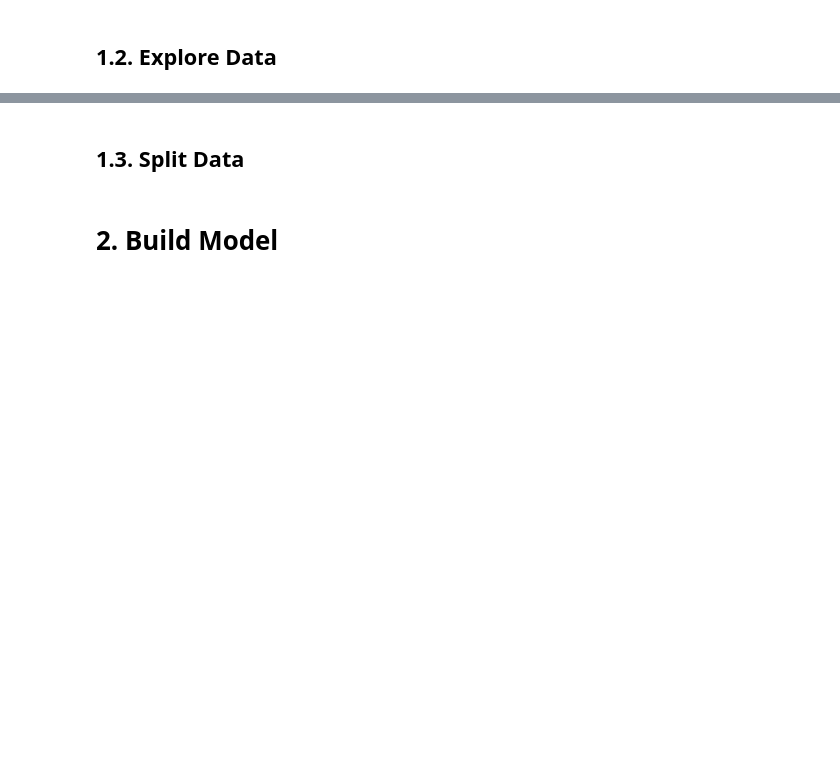
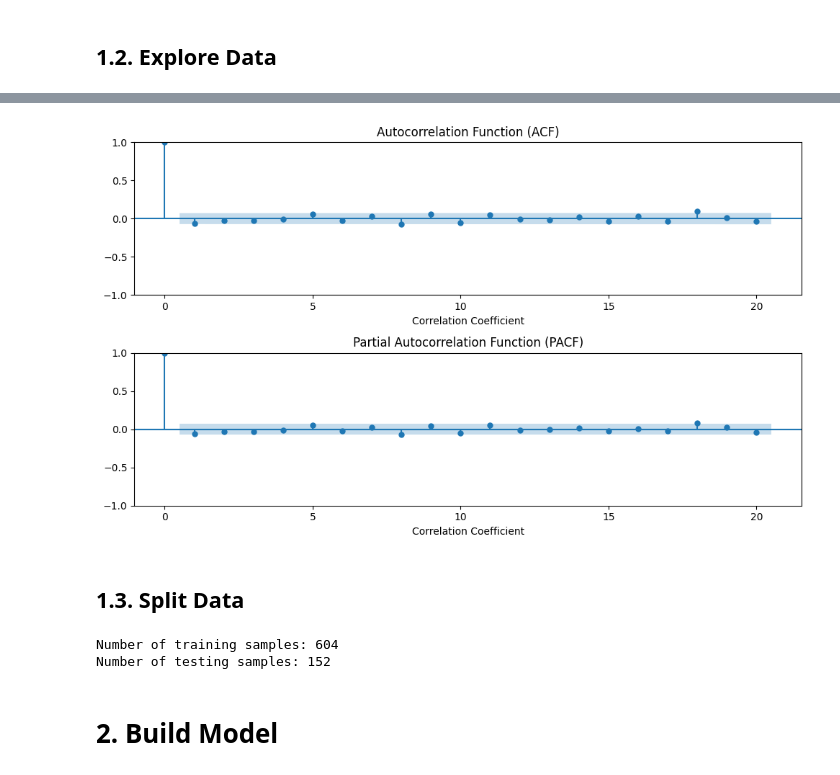
Before and after one commit to Mund99/Financial_Price_Forecasting, a Jupyter notebook: ARIMA_model.ipynb, the cells around one changed output, grey strips where cells are left out. Cells and saved outputs as stored; diff of their text form; code cells hidden in the pictures; blank space fills up the shorter version.

```diff
--- a/ARIMA_model.ipynb
+++ b/ARIMA_model.ipynb
@@ -197,21 +555,19 @@ plot_acf_pacf(bank_china_stock_data['Close'], acf_lags=80, pacf_lags=40, figsize
 # %%
-plot_acf_pacf(adf_test_df['Close_diff'], acf_lags=30, pacf_lags=40, figsize=(10, 6))
+plot_acf_pacf(adf_test_df['Close_diff'], acf_lags=20, pacf_lags=20, figsize=(10, 6))
+# %% [output]
+[figure, added]
 # %% [markdown]
 ## 1.3. Split Data
 # %%
-# Define the percentage of data to be used for training
-train_percentage = 0.8
-
-# Calculate the index where the data will be split
-split_index = int(len(bank_china_stock_data) * train_percentage)
-
-# Split the data into training and testing sets
-train_data = bank_china_stock_data.iloc[:split_index]
-test_data = bank_china_stock_data.iloc[split_index:]
+# Split the data into a training set and a test set
+train_data, test_data = train_test_split(stock_data, train_size=0.8)
 
 # Print the number of data points in each set
 print(f"Number of training samples: {len(train_data)}")
 print(f"Number of testing samples: {len(test_data)}")
+# %% [output]
+Number of training samples: 604
+Number of testing samples: 152
 # %% [markdown]
 # 2. Build Model
 # %% [markdown]
```
Also changed, not shown: parts of 50 cells of this notebook.
